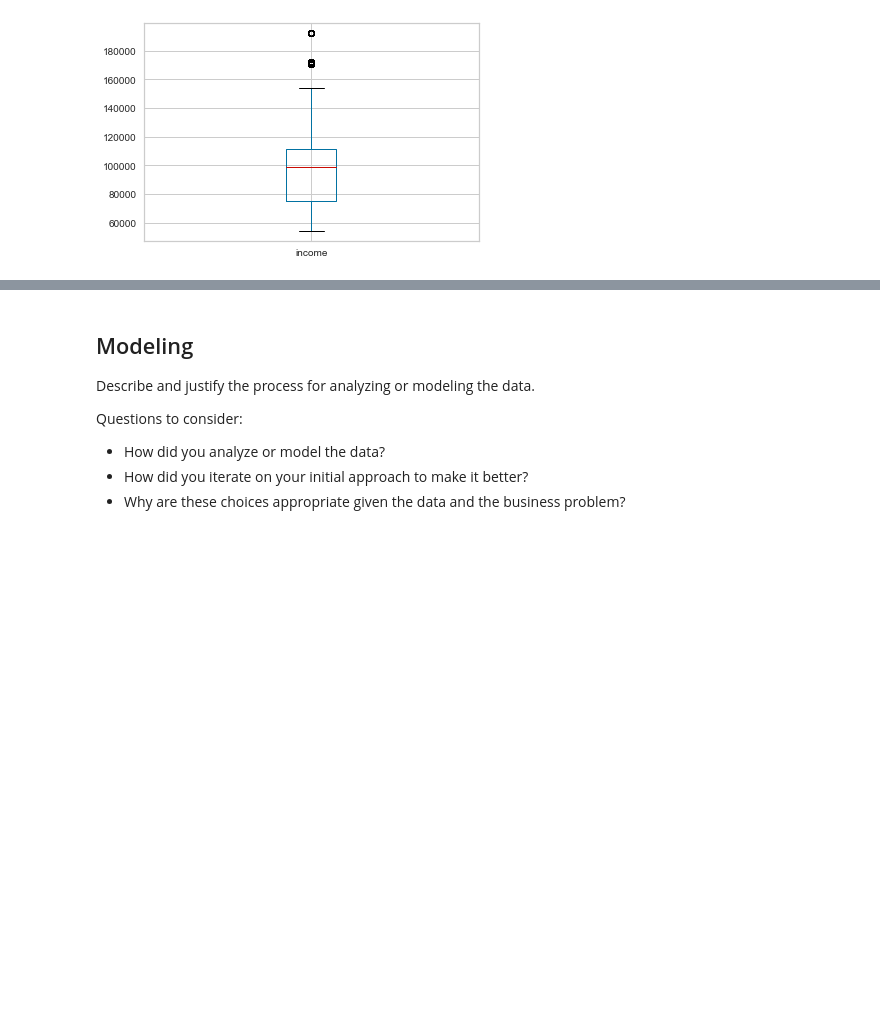
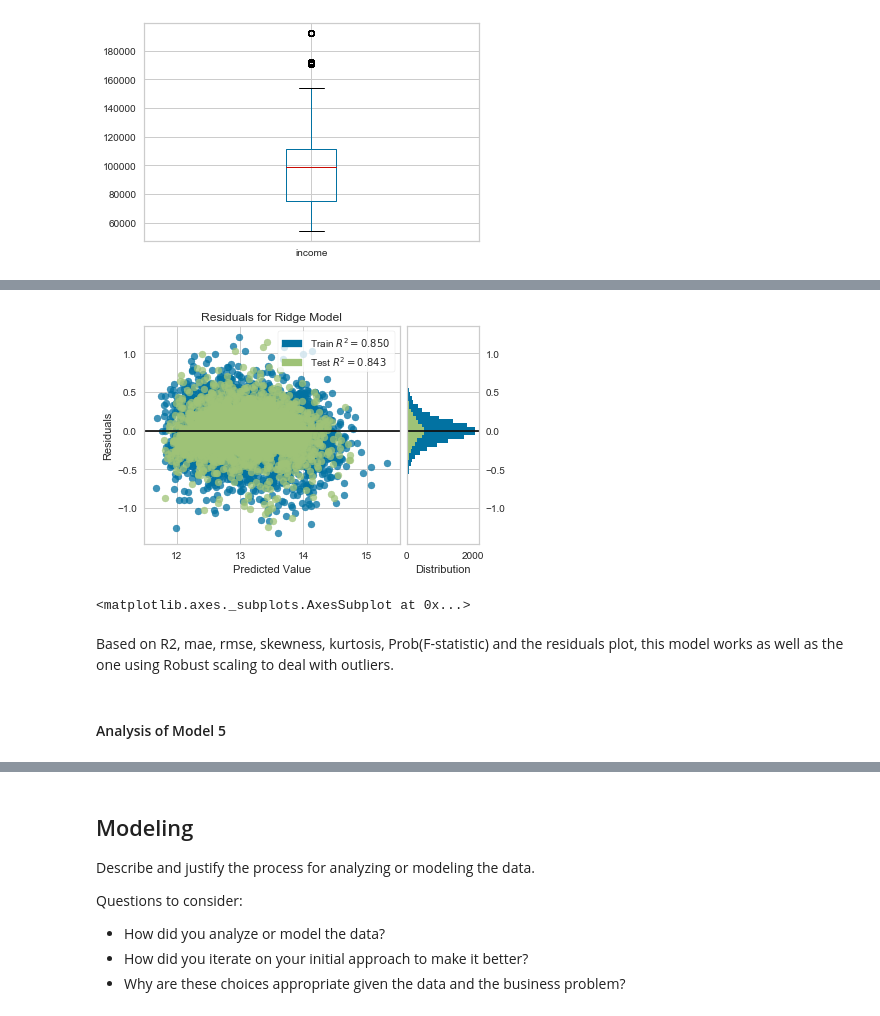
Before and after one commit to clreiner/KingCountyHousingProject, a Jupyter notebook: KingCountyHomes.ipynb, the cells around one changed output, grey strips where cells are left out. Cells and saved outputs as stored; diff of their text form; code cells hidden in the pictures; blank space fills up the shorter version.

```diff
--- a/KingCountyHomes.ipynb
+++ b/KingCountyHomes.ipynb
@@ -419,12 +471,3 @@ data_zip.head()
 | 2 | Income | 98224 | 19460.68 | 63039.32 | 41250.00 |
 | 3 | Income | 98199 | 101181.84 | 115474.16 | 108328.00 |
 | 4 | Income | 98198 | 60796.76 | 65771.24 | 63284.00 |
-# %%
-# create new column "income" that categorizes income into low (less than $79,000) '1', middle ($79,000-$120,000) '2'
-# high ($120,000-$140,000) '3' and very_high (more than $140,000) '4' based on the map associated with the dataset.
-# I chose to use numbers so that the category could be either continuous or categorical.
-data_zip['income'] = np.where(data_zip['Income']<79000, 1,
-                          np.where((data_zip['Income']>=79000) & (data_zip['Income']<120000), 2,
-                                  np.where(data_zip['Income'] >= 140000, 4, 3)))
-
-data_zip.head()
@@ -437,0 +476,6 @@ data_zip.head()
+# %%
+data_zip['income'] = np.where(data_zip['Income']<79000, 'L',
+                          np.where((data_zip['Income']>=79000) & (data_zip['Income']<120000), 'M',
+                                  np.where(data_zip['Income'] >= 140000, 'VH', 'H')))
+
+data_zip.head()
@@ -632,0 +693,17 @@ Testing Scores: R2 0.51566, Mean Absolute Error 159486.14, Root Mean Squared Err
+# %%
+# Refining the features based on the recursive feature elimination results
+categoricals5 = ['waterfront', 'renovated', 'zipcode']
+continuous5 = [ 'sqft_lot', 'sqft_living15', 'sqft_above', 'sqft_basement',
+              'condition', 'price', 'bathrooms']
+cat_data5 = data[categoricals5]
+cont_data5 = data[continuous5]
+
+# Log transform continuous data
+cont_data_log5 = np.log1p(cont_data5)
+
+# One hot encode categorical data, concatenate it with continuos data and split into
+# explanatory features and target feature
+X5, y5 = ut.ohe_concat(cat_data5, cont_data_log5, categoricals5, 'price')
+
+# Split data into training and testing sets
+X_train5, X_test5, y_train5, y_test5 = train_test_split(X5, y5, test_size = 0.2, random_state=14)
@@ -633,3 +774,21 @@ Testing Scores: R2 0.51566, Mean Absolute Error 159486.14, Root Mean Squared Err
+# %%
+# Instantiate the linear model and visualizer
+model = Ridge()
+visualizer5 = ResidualsPlot(model)
+
+# Fit the training data
+visualizer5.fit(X_train5, y_train5)
+# Evaluate the model using the test data
+visualizer5.score(X_test5, y_test5)
+# Plot the residuals
+visualizer5.show()
+# %% [output]
+[figure, added]
+<matplotlib.axes._subplots.AxesSubplot at 0x...>
+# %% [markdown]
+Based on R2, mae, rmse, skewness, kurtosis, Prob(F-statistic) and the residuals plot, this model works as well as the one using Robust scaling to deal with outliers.
+# %% [markdown]
+#### Analysis of Model 5
 # %%
 coef_dict5 = dict(zip(X5.columns, linreg5.coef_))
 sorted(coef_dict5.items(), key=lambda x: x[1], reverse=True)
```
Also changed, not shown: parts of 131 cells of this notebook.
